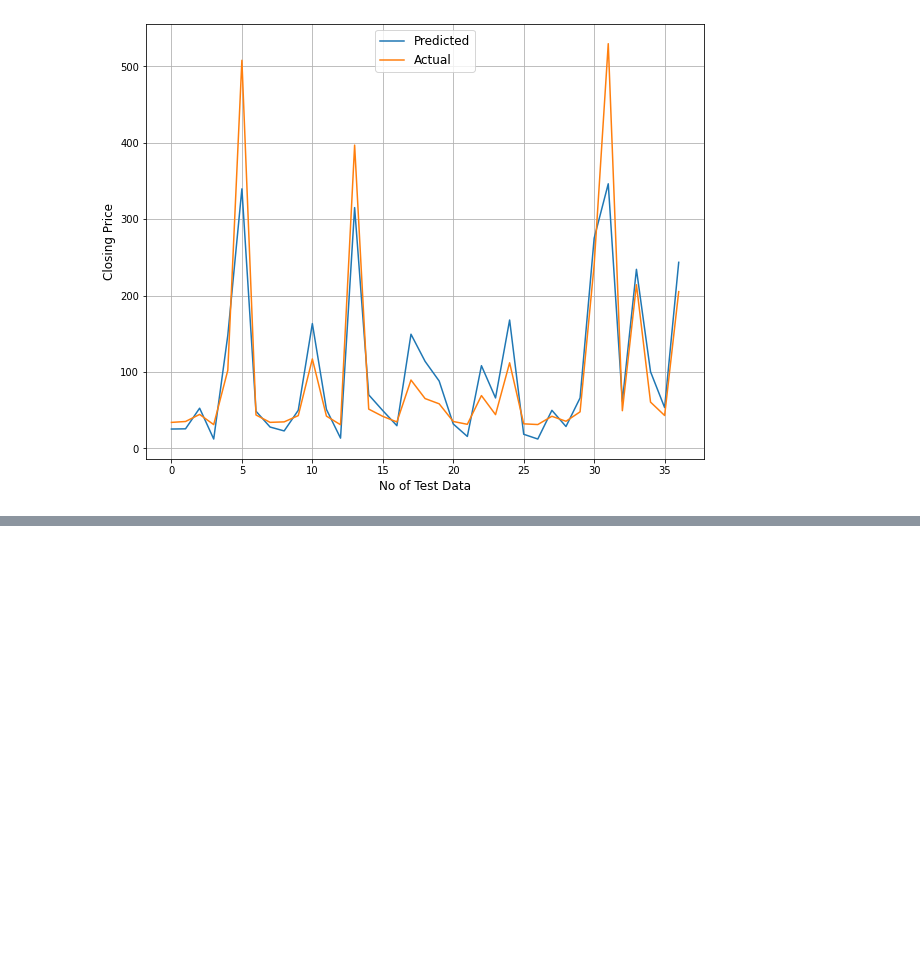
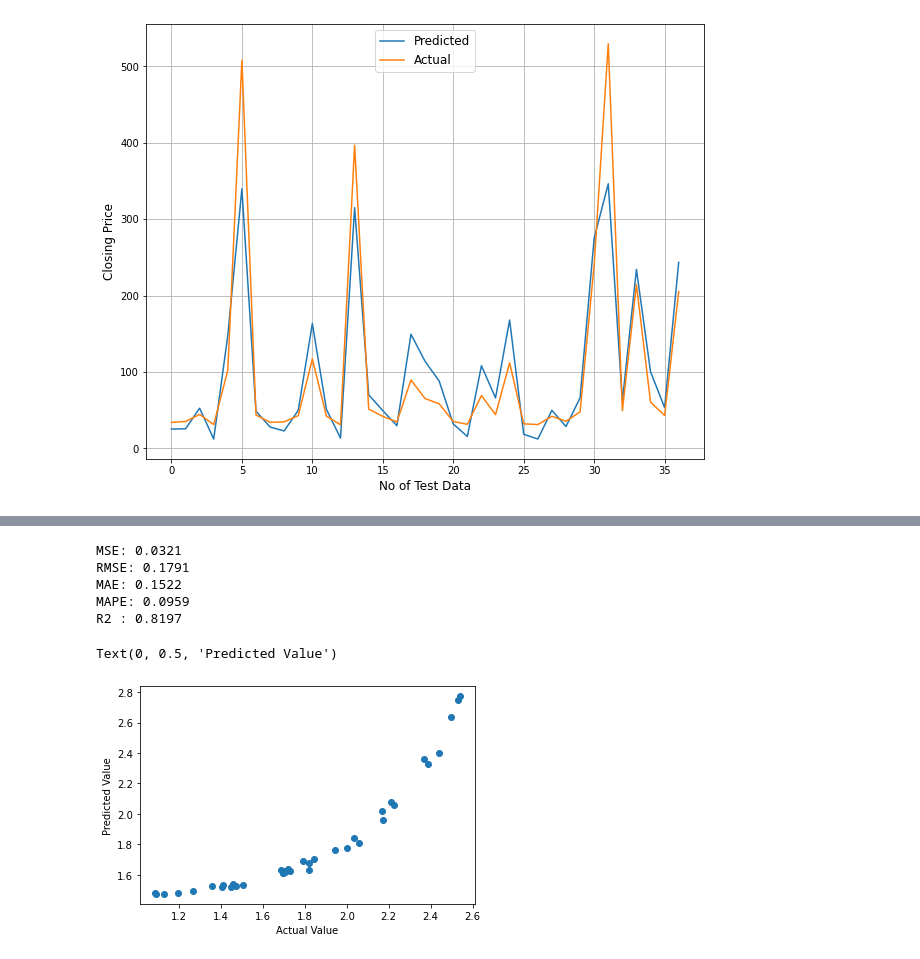
Before and after one commit to Vinitladse/YES-BANK-STOCK-CLOSING-PRICE-PREDICTION, a Jupyter notebook: YES_BANK_STOCK_CLOSING_PRICE_PREDICTION.ipynb, the cells around one changed output, grey strips where cells are left out. Drawn from its saved outputs; the diff is of its cells as text; code cells hidden in the pictures; blank space fills up the shorter version.

```diff
--- a/YES_BANK_STOCK_CLOSING_PRICE_PREDICTION.ipynb
+++ b/YES_BANK_STOCK_CLOSING_PRICE_PREDICTION.ipynb
@@ -564,0 +651,4 @@ plt.grid()
+# %%
+# prediction of test data
+y_pred_ridge = ridge.predict(X_test)
+y_pred_ridge
@@ -564,0 +675,20 @@ plt.grid()
+# %%
+# Test Performance
+print("MSE:", round(mean_squared_error (y_test, y_pred_ridge), 4))
+print("RMSE:", round(math.sqrt(mean_squared_error (y_test, y_pred_ridge)), 4))
+print("MAE:", round(mean_absolute_error(y_test, y_pred_ridge), 4))
+print("MAPE:", round(mean_absolute_percentage_error(y_test, y_pred_ridge), 4))
+print("R2 :", round(r2_score(y_test, y_pred_ridge), 4))
+# %% [output]
+MSE: 0.0321
+RMSE: 0.1791
+MAE: 0.1522
+MAPE: 0.0959
+R2 : 0.8197
+# %%
+plt.scatter((y_test),(y_pred_ridge))
+plt.xlabel('Actual Value')
+plt.ylabel('Predicted Value')
+# %% [output]
+Text(0, 0.5, 'Predicted Value')
+[figure, added]
```
Also changed, not shown: parts of 30 cells of this notebook.
